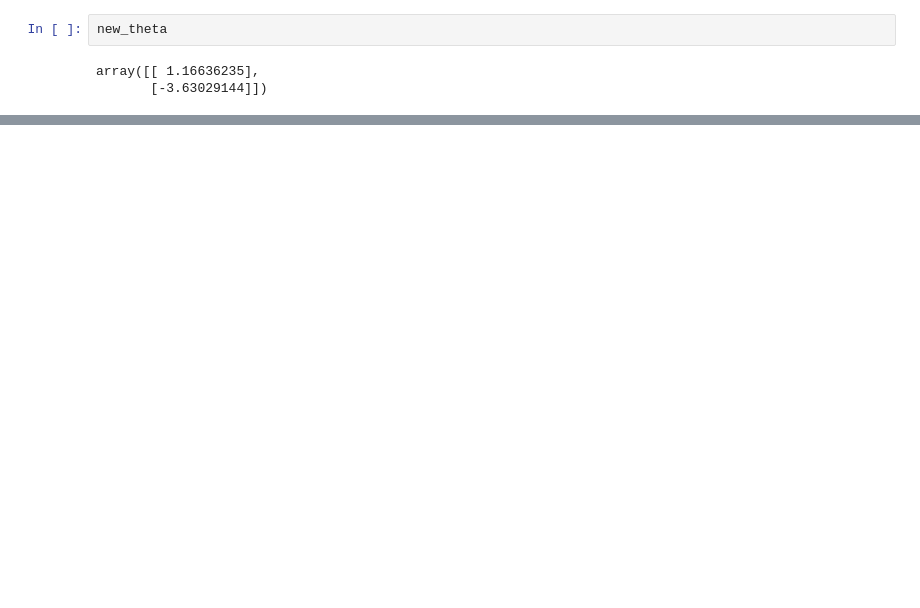
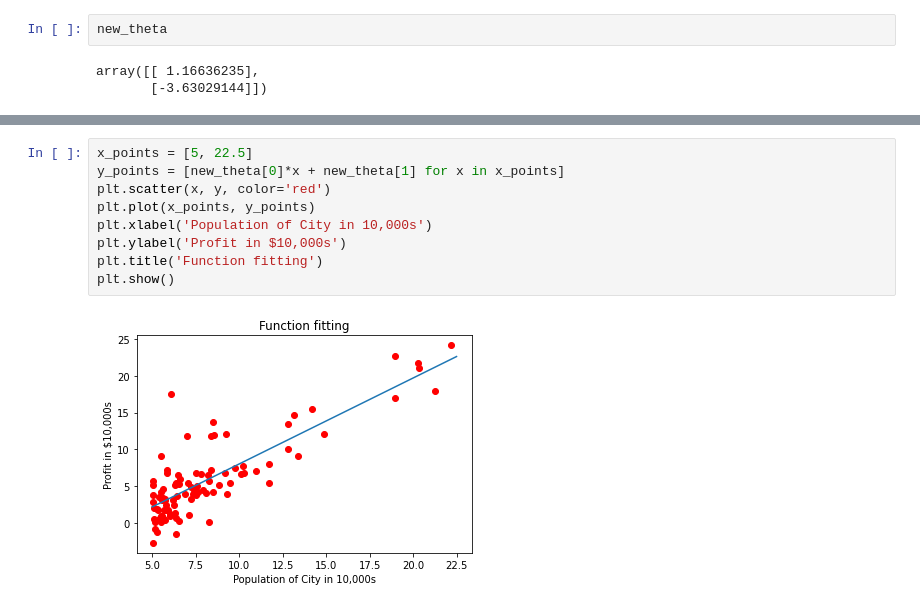
Before and after one commit to euguroglu/Machine-Learning-Projects, a Jupyter notebook: Linear_Regression_Gradient_Descent.ipynb, the cells around one changed output, grey strips where cells are left out. Drawn from its saved outputs; the diff is of its cells as text; blank space fills up the shorter version.

```diff
--- a/Linear_Regression_Gradient_Descent.ipynb
+++ b/Linear_Regression_Gradient_Descent.ipynb
@@ -57,0 +79,11 @@ plt.plot(range(1500), last_cost)
+# %%
+x_points = [5, 22.5]
+y_points = [new_theta[0]*x + new_theta[1] for x in x_points]
+plt.scatter(x, y, color='red')
+plt.plot(x_points, y_points)
+plt.xlabel('Population of City in 10,000s')
+plt.ylabel('Profit in $10,000s')
+plt.title('Function fitting')
+plt.show()
+# %% [output]
+[figure, added]
```
Also changed, not shown: parts of 12 cells of this notebook.
